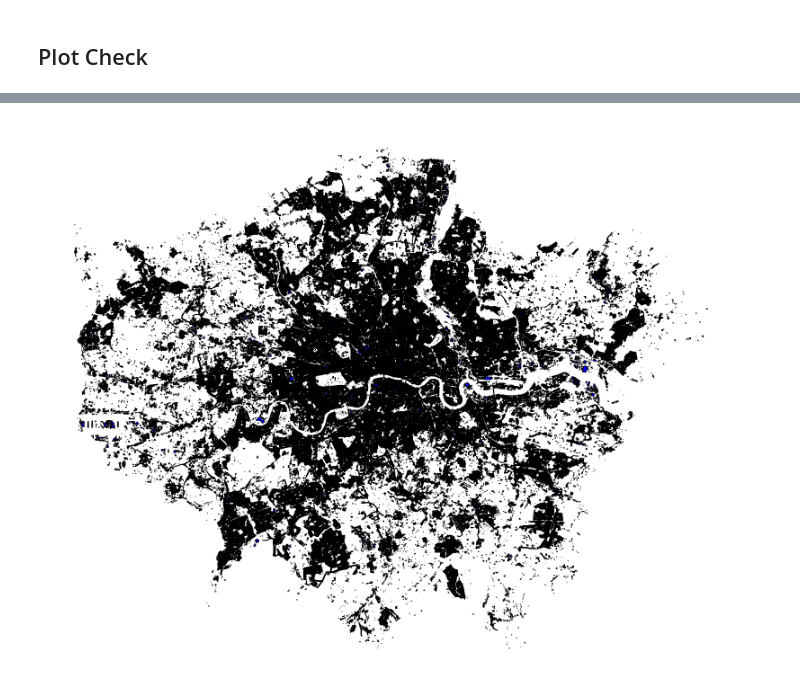
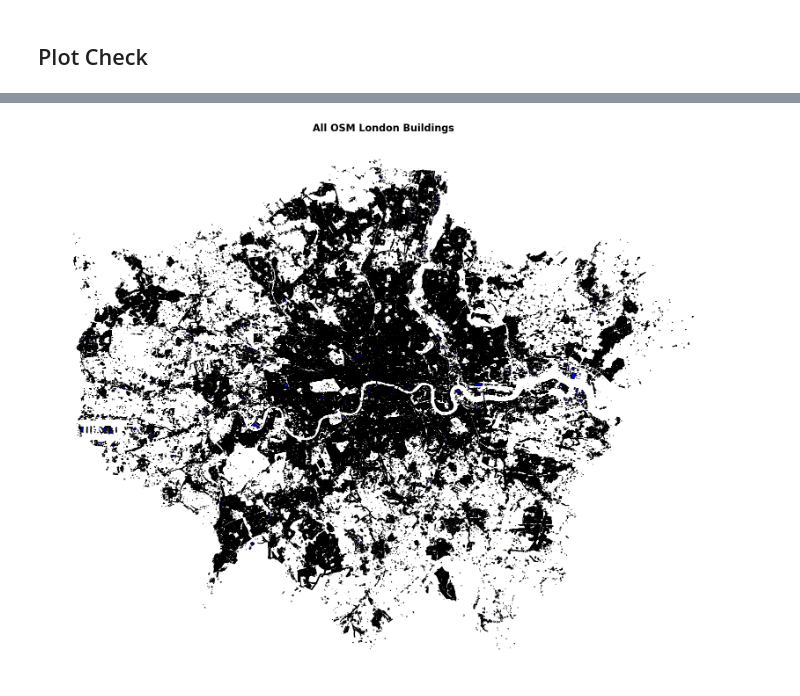
Before and after one commit to grolls23/MScDissertation, a Jupyter notebook: DataCleaning_v2.ipynb, the cells around one changed output, grey strips where cells are left out. Saved outputs shown, nothing was run; the diff lists cells and outputs as text; code cells hidden in the pictures.

```diff
--- a/DataCleaning_v2.ipynb
+++ b/DataCleaning_v2.ipynb
@@ -419,10 +419,11 @@ plt.show()
 # %%
 #Get all London
 
 # Plot OSM buildings
 fig, ax = plt.subplots(figsize=(20, 20))
-osm_office_buildings.plot(ax=ax, legend=True, color='blue', edgecolor='black')
+osm_all_buildings.plot(ax=ax, legend=True, color='blue', edgecolor='black')
 ax.set_axis_off()
+plt.title('All OSM London Buildings', fontsize=16, fontweight='bold')
 plt.show()
 # %% [output]
-[figure, old version]
+[figure, new version]
```
Also changed, not shown: parts of 10 cells of this notebook, 12 other files.
